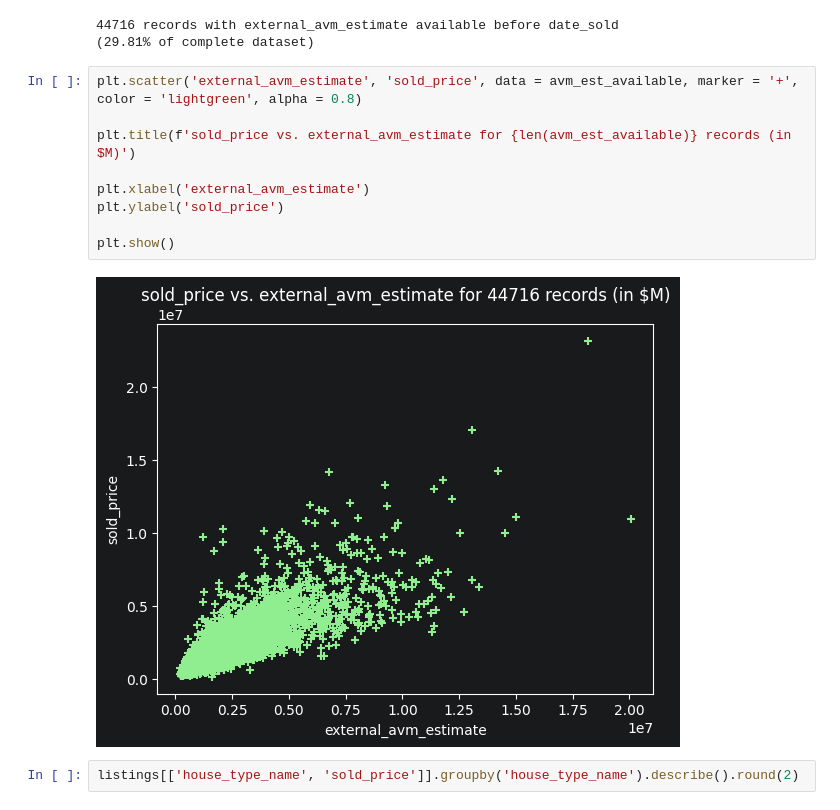
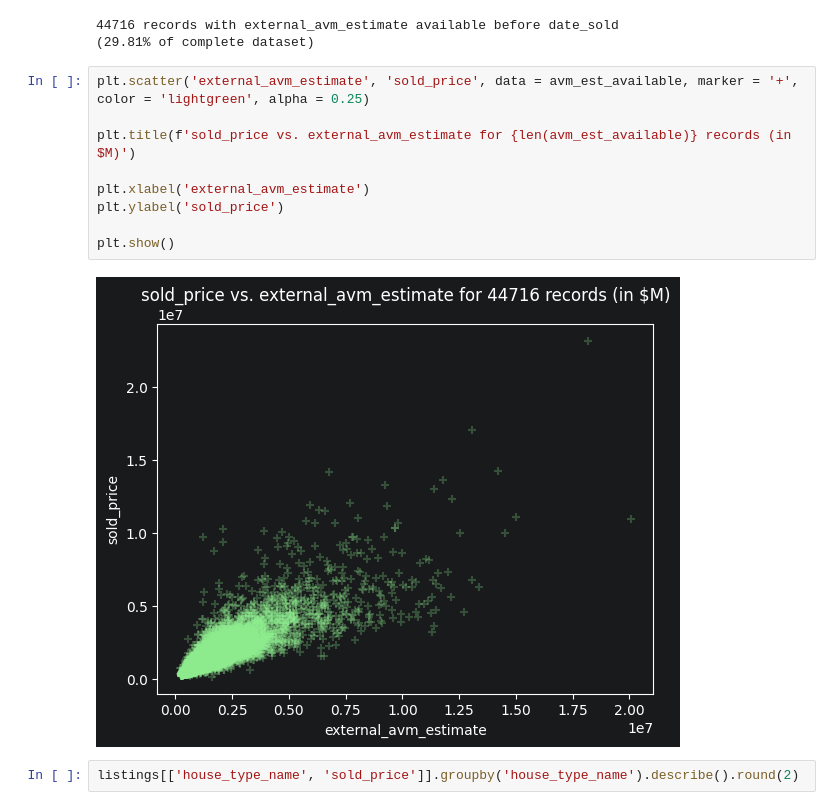
Before and after one commit to LucasWHJ/SSU-Data-Dash-2026-Toronto-Home-Price-Prediction-Challenge, a Jupyter notebook: notebooks/01_eda.ipynb, the cells around one changed output. Drawn from its saved outputs; the diff is of its cells as text.

```diff
--- a/notebooks/01_eda.ipynb
+++ b/notebooks/01_eda.ipynb
@@ -59,16 +67,16 @@ print(f'({np.round(len(avm_est_available) / len(listings) * 100, 2)}% of complet
 44716 records with external_avm_estimate available before date_sold
 (29.81% of complete dataset)
 # %%
-plt.scatter('external_avm_estimate', 'sold_price', data = avm_est_available, marker = '+', color = 'lightgreen', alpha = 0.8)
+plt.scatter('external_avm_estimate', 'sold_price', data = avm_est_available, marker = '+', color = 'lightgreen', alpha = 0.25)
 
 plt.title(f'sold_price vs. external_avm_estimate for {len(avm_est_available)} records (in $M)')
 
 plt.xlabel('external_avm_estimate')
 plt.ylabel('sold_price')
 
 plt.show()
 # %% [output]
-[figure, old version]
+[figure, new version]
 # %%
 listings[['house_type_name', 'sold_price']].groupby('house_type_name').describe().round(2)
 # %% [output]
```
Also changed, not shown: parts of 20 cells of this notebook.
